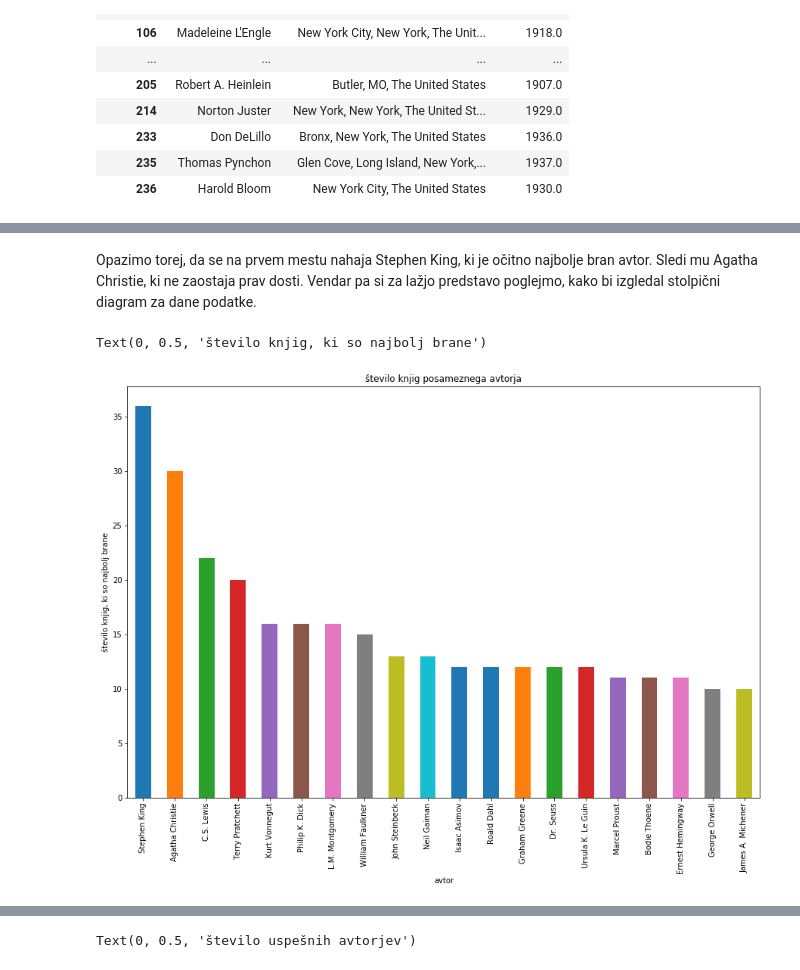
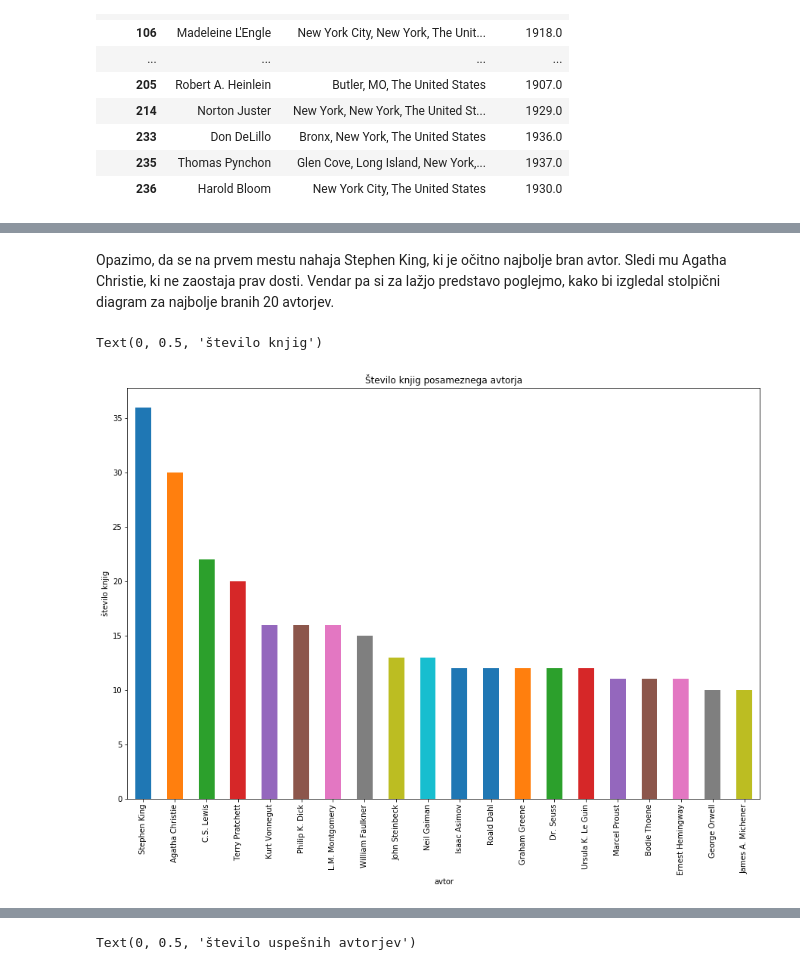
Before and after one commit to rzgdmqt/Projekt-PROG1, a Jupyter notebook: analiza_podatkov.ipynb, the cells around one changed output, grey strips where cells are left out. Drawn from its saved outputs; the diff is of its cells as text; code cells hidden in the pictures.

```diff
--- a/analiza_podatkov.ipynb
+++ b/analiza_podatkov.ipynb
@@ -112,5 +112,5 @@ OPOMBA: Nekatere knjige so bile izdane večkrat in se tako lahko ista knjiga, z
 # %%
-najuspesnejsi_avtorji = avtor_knjiga.groupby('avtor').size().sort_values(ascending=False).head(20)
+najuspesnejsi_avtorji = avtor_knjiga.groupby('avtor').size().sort_values(ascending=False)
 najuspesnejsi_avtorji
 # %% [output]
 avtor
@@ -133,10 +133,10 @@ dtype: int64
 # %% [markdown]
-Opazimo torej, da se na prvem mestu nahaja Stephen King, ki je očitno najbolje bran avtor. Sledi mu Agatha Christie, ki ne zaostaja prav dosti. Vendar pa si za lažjo predstavo poglejmo, kako bi izgledal stolpični diagram za dane podatke.
+Opazimo, da se na prvem mestu nahaja Stephen King, ki je očitno najbolje bran avtor. Sledi mu Agatha Christie, ki ne zaostaja prav dosti. Vendar pa si za lažjo predstavo poglejmo, kako bi izgledal stolpični diagram za najbolje branih 20 avtorjev.
 # %%
-najuspesnejsi_avtorji.plot.bar()
-plt.title('število knjig posameznega avtorja')
-plt.ylabel('število knjig, ki so najbolj brane')
+najuspesnejsi_avtorji.head(20).plot.bar()
+plt.title('Število knjig posameznega avtorja')
+plt.ylabel('število knjig')
 # %% [output]
-Text(0, 0.5, 'število knjig, ki so najbolj brane')
+Text(0, 0.5, 'število knjig')
-[figure, old version]
+[figure, new version]
 # %% [markdown]
```
Also changed, not shown: parts of 43 cells of this notebook, 1 other file.
